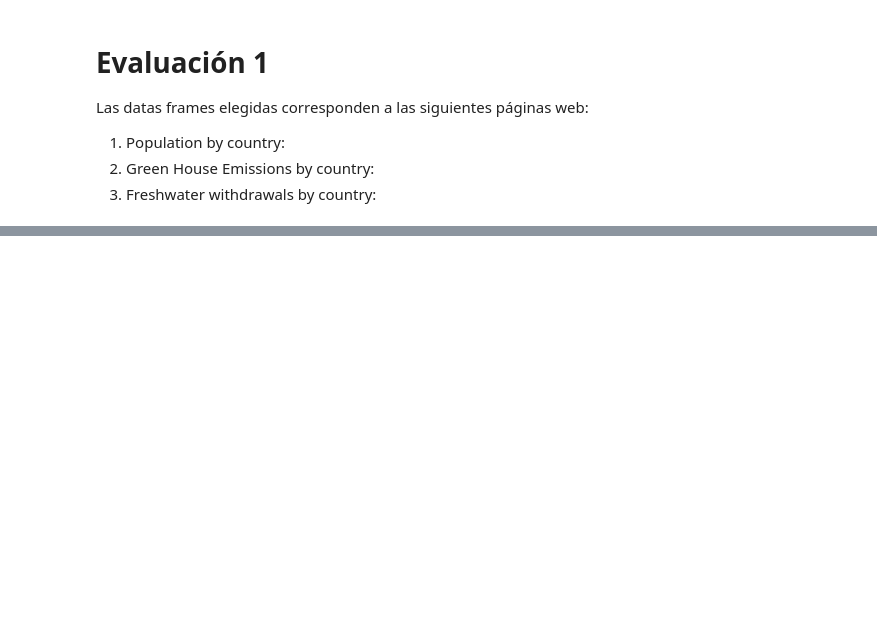
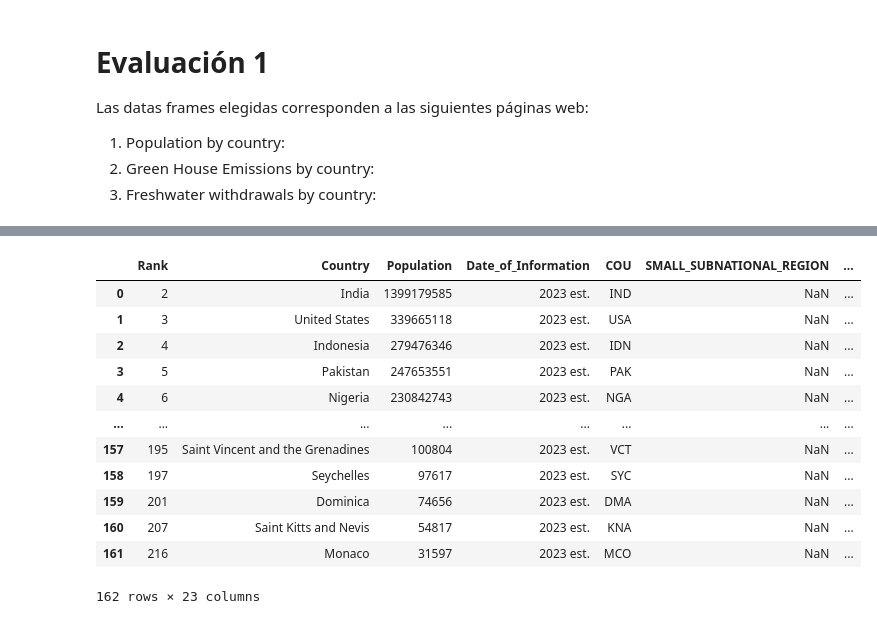
Before and after one commit to SpatialDataScience23-2/Evaluacion1, a Jupyter notebook: Evaluación1_20215893.ipynb, the cells around one changed output, grey strips where cells are left out. Saved outputs shown, nothing was run; the diff lists cells and outputs as text; code cells hidden in the pictures; blank space fills up the shorter version.

```diff
--- a/Evaluación1_20215893.ipynb
+++ b/Evaluación1_20215893.ipynb
@@ -33,0 +180,18 @@ h2O_withdrawl
+# %%
+# We are gonna merge the previous merge and h2O
+df2=df1.merge(h2O, left_on='Country', right_on='Entity')
+df2
+# %% [output]
+|  | Rank | Country | Population | Date_of_Information | COU | SMALL_SUBNATIONAL_REGION | ... |
+| 0 | 2 | India | 1399179585 | 2023 est. | IND | NaN | ... |
+| 1 | 3 | United States | 339665118 | 2023 est. | USA | NaN | ... |
+| 2 | 4 | Indonesia | 279476346 | 2023 est. | IDN | NaN | ... |
+| 3 | 5 | Pakistan | 247653551 | 2023 est. | PAK | NaN | ... |
+| 4 | 6 | Nigeria | 230842743 | 2023 est. | NGA | NaN | ... |
+| ... | ... | ... | ... | ... | ... | ... | ... |
+| 157 | 195 | Saint Vincent and the Grenadines | 100804 | 2023 est. | VCT | NaN | ... |
+| 158 | 197 | Seychelles | 97617 | 2023 est. | SYC | NaN | ... |
+| 159 | 201 | Dominica | 74656 | 2023 est. | DMA | NaN | ... |
+| 160 | 207 | Saint Kitts and Nevis | 54817 | 2023 est. | KNA | NaN | ... |
+| 161 | 216 | Monaco | 31597 | 2023 est. | MCO | NaN | ... |
+162 rows × 23 columns
```
Also changed, not shown: parts of 14 cells of this notebook, 1 other file.
